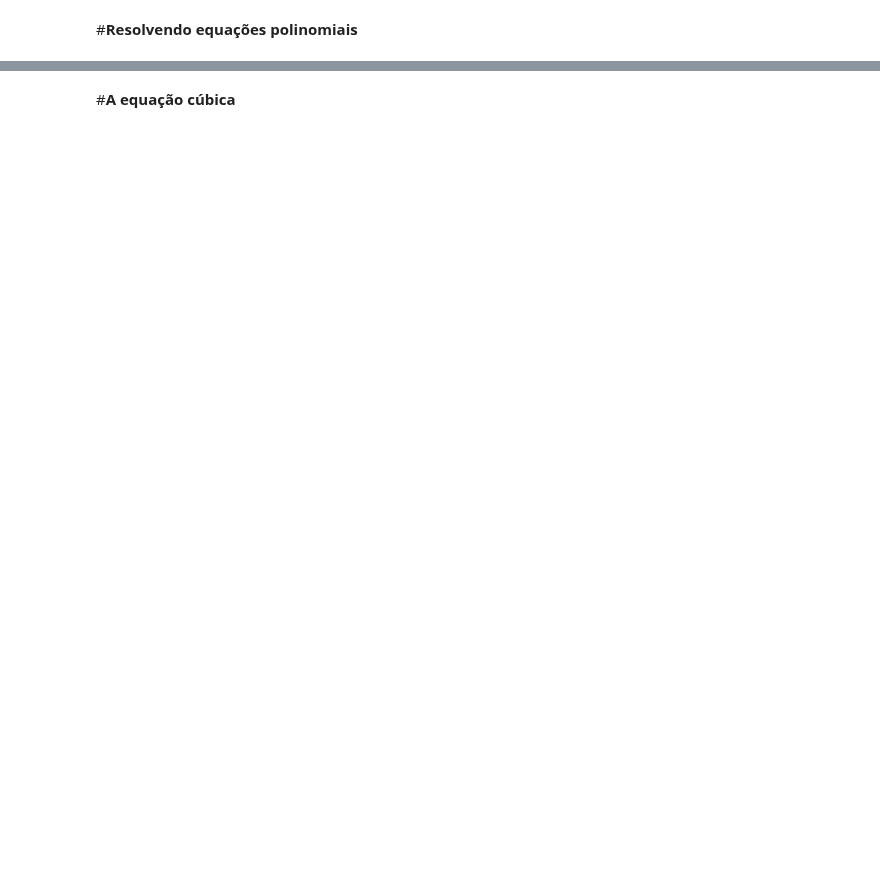
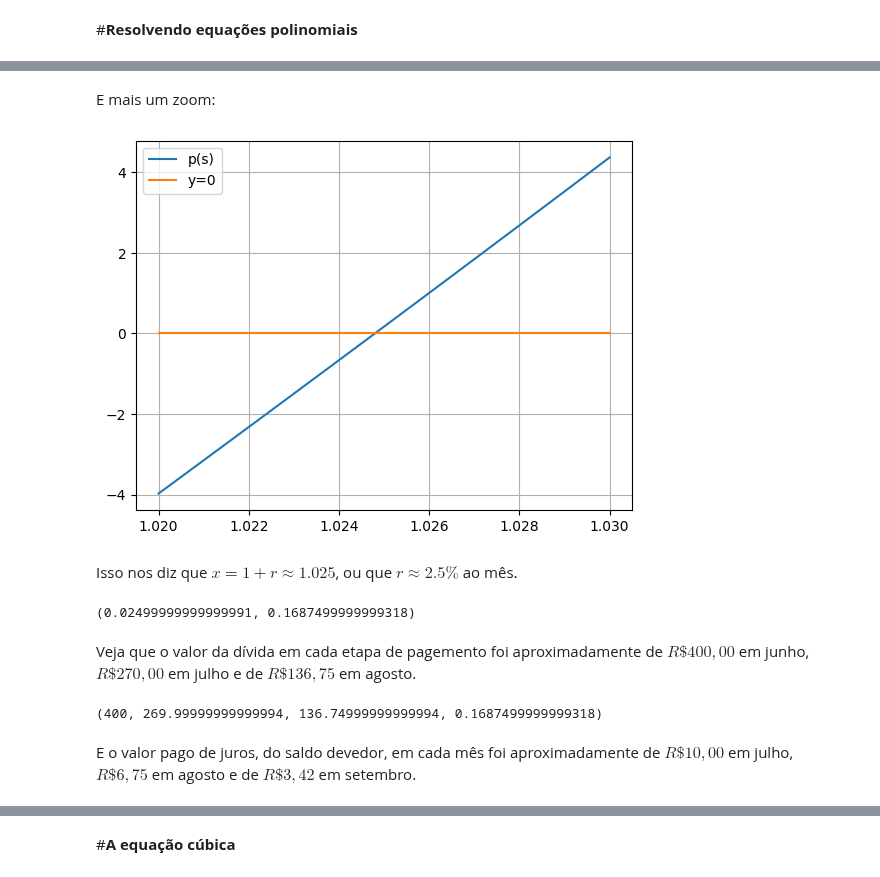
Before and after one commit to j-claudinei-f/j-claudinei-f, a Jupyter notebook: Resolvendo_equações_polinomiais.ipynb, the cells around one changed output, grey strips where cells are left out. Saved outputs shown, nothing was run; the diff lists cells and outputs as text; code cells hidden in the pictures; blank space fills up the shorter version.

```diff
--- a/Resolvendo_equações_polinomiais.ipynb
+++ b/Resolvendo_equações_polinomiais.ipynb
@@ -8,0 +84,31 @@ Universidade Federal de Alfenas
+# %% [markdown]
+E mais um zoom:
+# %%
+s=np.linspace(1.02,1.03,50)         # Vetor (lista) de números igualmante espaçados,
+                                # entre 1.02 e 1.03, com 50 números.
+plt.plot(s,p(s),label='p(s)')   # Comando para plotar gráfico.
+plt.plot(s,0*s,label='y=0')
+plt.legend()
+plt.grid()
+plt.show()
+# %% [output]
+[figure, added]
+# %% [markdown]
+Isso nos diz que $x=1+r\approx 1.025$, ou que $r\approx 2.5\%$ ao mês.
+# %%
+r=1.025-1
+r,p(1+r)
+# %% [output]
+(0.02499999999999991, 0.1687499999999318)
+# %% [markdown]
+Veja que o valor da dívida em cada etapa de pagemento foi aproximadamente de $R\$400,00$ em junho, $R\$270,00$ em julho e de $R\$136,75$ em agosto.
+# %%
+p0=400
+p1=p0*(1+r)-140
+p2=p1*(1+r)-140
+p3=p2*(1+r)-140
+p0,p1,p2,p3
+# %% [output]
+(400, 269.99999999999994, 136.74999999999994, 0.1687499999999318)
+# %% [markdown]
+E o valor pago de juros, do saldo devedor, em cada mês foi aproximadamente de $R\$10,00$ em julho, $R\$6,75$ em agosto e de $R\$3,42$ em setembro.
```
Also changed, not shown: parts of 59 cells of this notebook.
